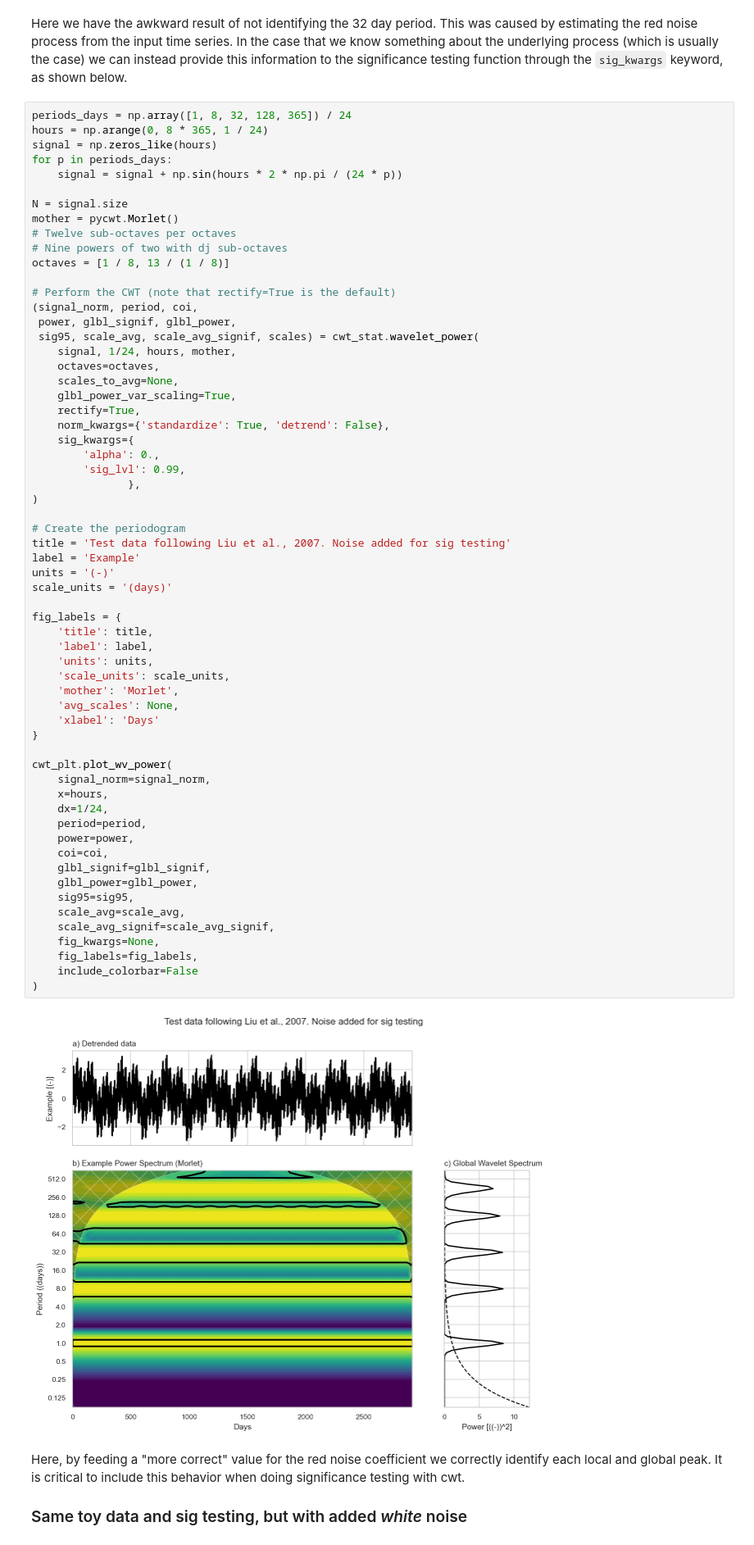
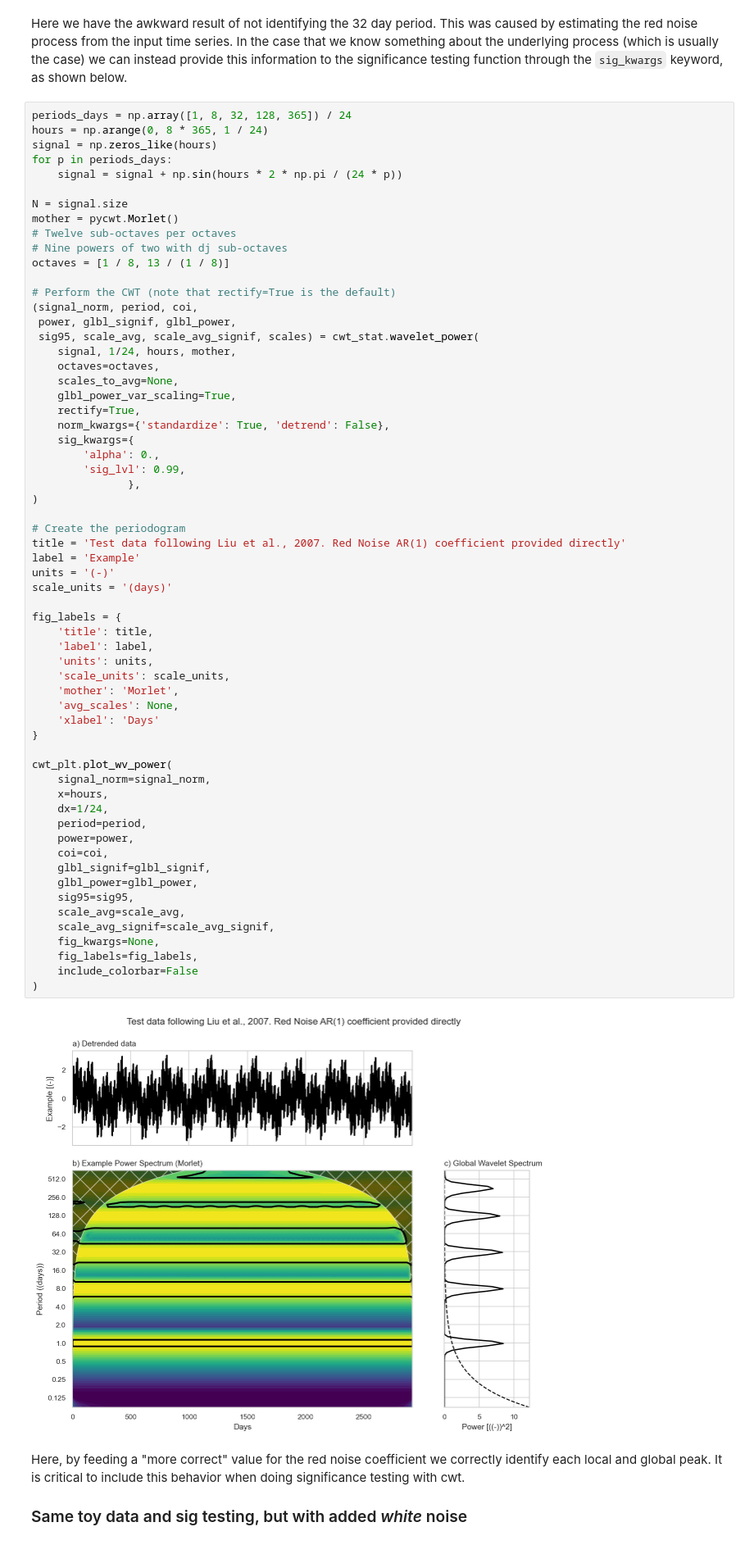
Before and after one commit to klapo/wavelet-recipes, a Jupyter notebook: notebooks/wavelet-significance.ipynb, the cells around one changed output. Shown at 82% size. Cells and saved outputs as stored; diff of their text form.

```diff
--- a/notebooks/wavelet-significance.ipynb
+++ b/notebooks/wavelet-significance.ipynb
@@ -167,39 +164,39 @@ octaves = [1 / 8, 13 / (1 / 8)]
 )
 
 # Create the periodogram
-title = 'Test data following Liu et al., 2007. Noise added for sig testing'
+title = 'Test data following Liu et al., 2007. Red Noise AR(1) coefficient provided directly'
 label = 'Example'
 units = '(-)'
 scale_units = '(days)'
 
 fig_labels = {
     'title': title,
     'label': label,
     'units': units,
     'scale_units': scale_units,
     'mother': 'Morlet',
     'avg_scales': None,
     'xlabel': 'Days'
 }
 
 cwt_plt.plot_wv_power(
     signal_norm=signal_norm,
     x=hours,
     dx=1/24,
     period=period,
     power=power,
     coi=coi,
     glbl_signif=glbl_signif,
     glbl_power=glbl_power,
     sig95=sig95,
     scale_avg=scale_avg,
     scale_avg_signif=scale_avg_signif,
     fig_kwargs=None,
     fig_labels=fig_labels,
     include_colorbar=False
 )
 # %% [output]
-[figure, old version]
+[figure, new version]
 # %% [markdown]
 Here, by feeding a "more correct" value for the red noise coefficient we correctly identify each local and global peak. It is critical to include this behavior when doing significance testing with cwt.
 
```
Also changed, not shown: parts of 6 cells of this notebook.
